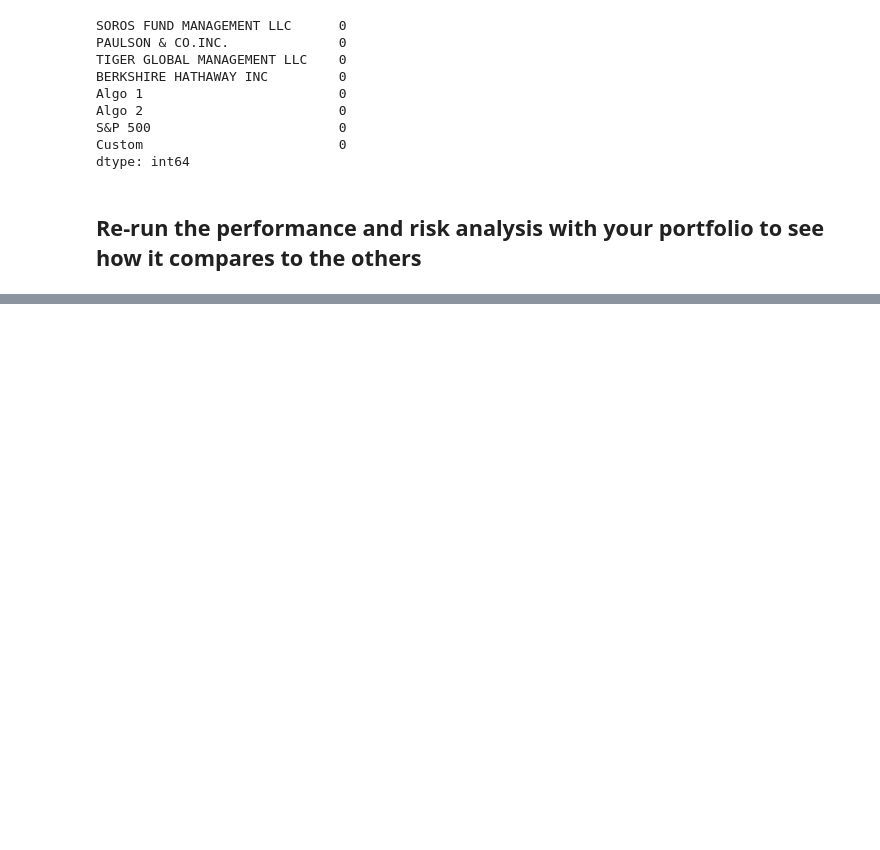
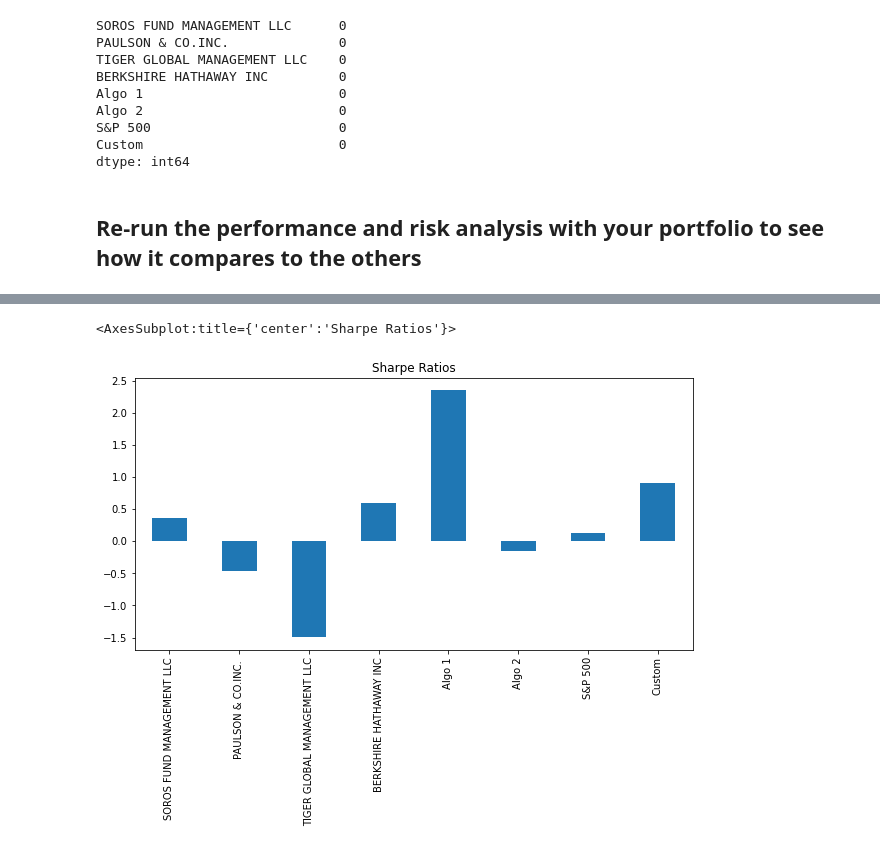
Before and after one commit to moartheta/A-Whale-off-the-Portfolio, a Jupyter notebook: whale_analysis.ipynb, the cells around one changed output, grey strips where cells are left out. Cells and saved outputs as stored; diff of their text form; code cells hidden in the pictures; blank space fills up the shorter version.

```diff
--- a/whale_analysis.ipynb
+++ b/whale_analysis.ipynb
@@ -520,0 +531,5 @@ dtype: float64
+# %%
+# Annualized Sharpe Ratios
+# YOUR CODE HERE
+super_sharpe_ratios = (super_pfo.mean() * 252) / (super_pfo.std() * np.sqrt(252))
+super_sharpe_ratios
@@ -521 +546,8 @@ dtype: float64
+# %%
+# Visualize the sharpe ratios as a bar plot
+# YOUR CODE HERE
+super_sharpe_ratios.plot(kind="bar", title="Sharpe Ratios", figsize=(10,5))
+# %% [output]
+<AxesSubplot:title={'center':'Sharpe Ratios'}>
+[figure, added]
 # %%
```
Also changed, not shown: parts of 13 cells of this notebook.
